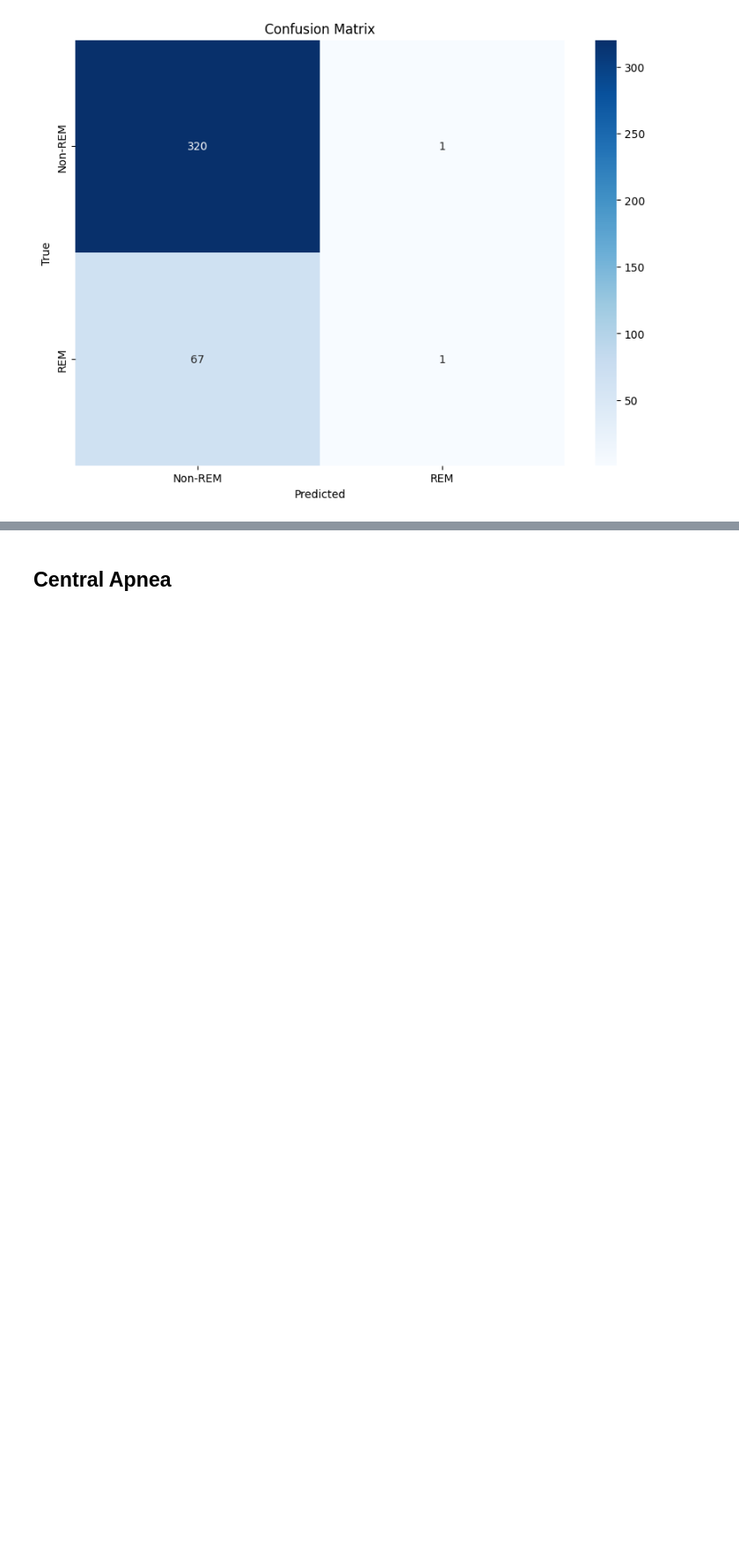
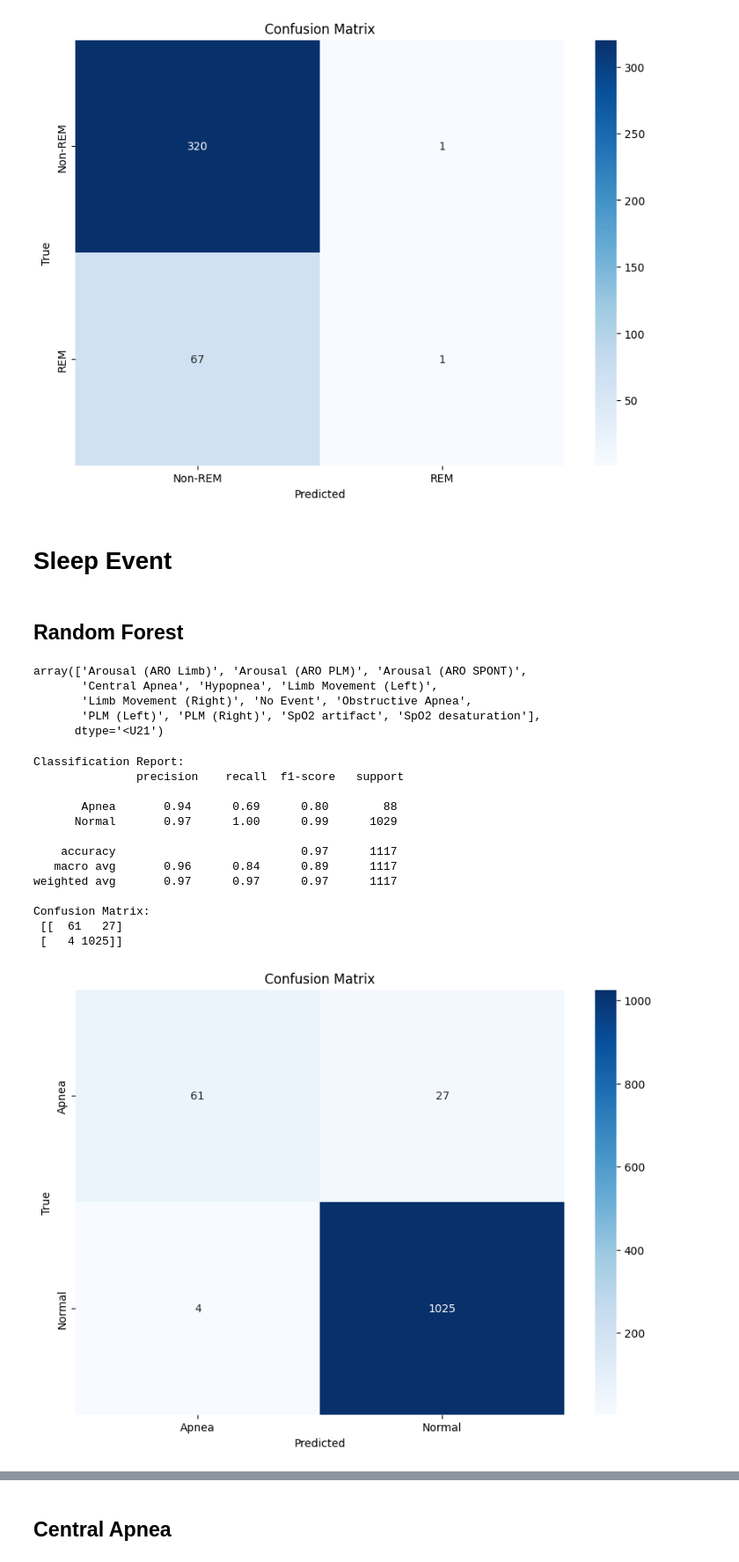
Before and after one commit to w-zzzz/SleepLab, a Jupyter notebook: event_loader_sleep.ipynb, the cells around one changed output, grey strips where cells are left out. Shown at 88% size. Drawn from its saved outputs; the diff is of its cells as text; code cells hidden in the pictures; blank space fills up the shorter version.

```diff
--- a/event_loader_sleep.ipynb
+++ b/event_loader_sleep.ipynb
@@ -3679,3 +3666,7 @@ Confusion Matrix:
  [[320   1]
  [ 67   1]]
 [figure]
+# %% [markdown]
+# Sleep Event
+# %% [markdown]
+## Random Forest
@@ -3681,0 +3682,75 @@ Confusion Matrix:
+# %%
+np.unique(y_event)
+# %% [output]
+array(['Arousal (ARO Limb)', 'Arousal (ARO PLM)', 'Arousal (ARO SPONT)',
+       'Central Apnea', 'Hypopnea', 'Limb Movement (Left)',
+       'Limb Movement (Right)', 'No Event', 'Obstructive Apnea',
+       'PLM (Left)', 'PLM (Right)', 'SpO2 artifact', 'SpO2 desaturation'],
+      dtype='<U21')
+# %%
+# Define columns for continuous data
+continuous_columns = ['processed_signal', 'SpO2']
+
+X_event, y_event = segment_and_label_as_nd_cubes(merged_df, segment_sec=5, freq_hz=64, input_signals = continuous_columns, label_type='event')
+
+# rename 'No Stage', 'Wakefulness (W)' to 'Awake', and the other labels to 'Asleep'
+y_event = np.where(np.isin(y_event, ['Central Apnea', 'Hypopnea', 'Obstructive Apnea', 'SpO2 artifact', 'SpO2 desaturation']), 'Apnea', 'Normal')
+# %%
+# Continue with the training and testing process using Random Forest
+# Encode target variable
+label_encoder = LabelEncoder()
+y_stage_encoded = label_encoder.fit_transform(y_event)
+
+# Flatten X_stage for input into RandomForest (reshaping for (samples, features))
+n_samples, n_timesteps, n_features = X_event.shape
+X_stage_flattened = X_event.reshape(n_samples, n_timesteps * n_features)
+
+# Split the data into training and testing sets (80-20 split)
+X_train, X_test, y_train, y_test = train_test_split(X_stage_flattened, y_stage_encoded, test_size=0.2, random_state=42, stratify=y_stage_encoded)
+
+# Standardize the features
+scaler = StandardScaler()
+X_train = scaler.fit_transform(X_train)
+X_test = scaler.transform(X_test)
+
+# Initialize the Random Forest classifier
+rf_model = RandomForestClassifier(n_estimators=100, random_state=42)
+
+# Train the model on the training data
+rf_model.fit(X_train, y_train)
+
+# Predict on the test set
+y_pred = rf_model.predict(X_test)
+
+# Get the unique classes in y_test to match with target_names
+unique_classes_in_test = np.unique(y_test)
+
+# Create a mapping from label indices to label names for the test data only
+test_class_names = label_encoder.inverse_transform(unique_classes_in_test)
+
+# Generate classification report with dynamically matched target names
+print("Classification Report:\n", classification_report(y_test, y_pred, target_names=test_class_names))
+print("Confusion Matrix:\n", confusion_matrix(y_test, y_pred))
+
+# Visualize the confusion matrix with the correct labels
+plt.figure(figsize=(10, 7))
+sns.heatmap(confusion_matrix(y_test, y_pred), annot=True, fmt='d', cmap='Blues', xticklabels=test_class_names, yticklabels=test_class_names)
+plt.xlabel('Predicted')
+plt.ylabel('True')
+plt.title('Confusion Matrix')
+plt.show()
+# %% [output]
+Classification Report:
+               precision    recall  f1-score   support
+
+       Apnea       0.94      0.69      0.80        88
+      Normal       0.97      1.00      0.99      1029
+
+    accuracy                           0.97      1117
+   macro avg       0.96      0.84      0.89      1117
+weighted avg       0.97      0.97      0.97      1117
+
+Confusion Matrix:
+ [[  61   27]
+ [   4 1025]]
+[figure, added]
```
Also changed, not shown: parts of 12 cells of this notebook.
